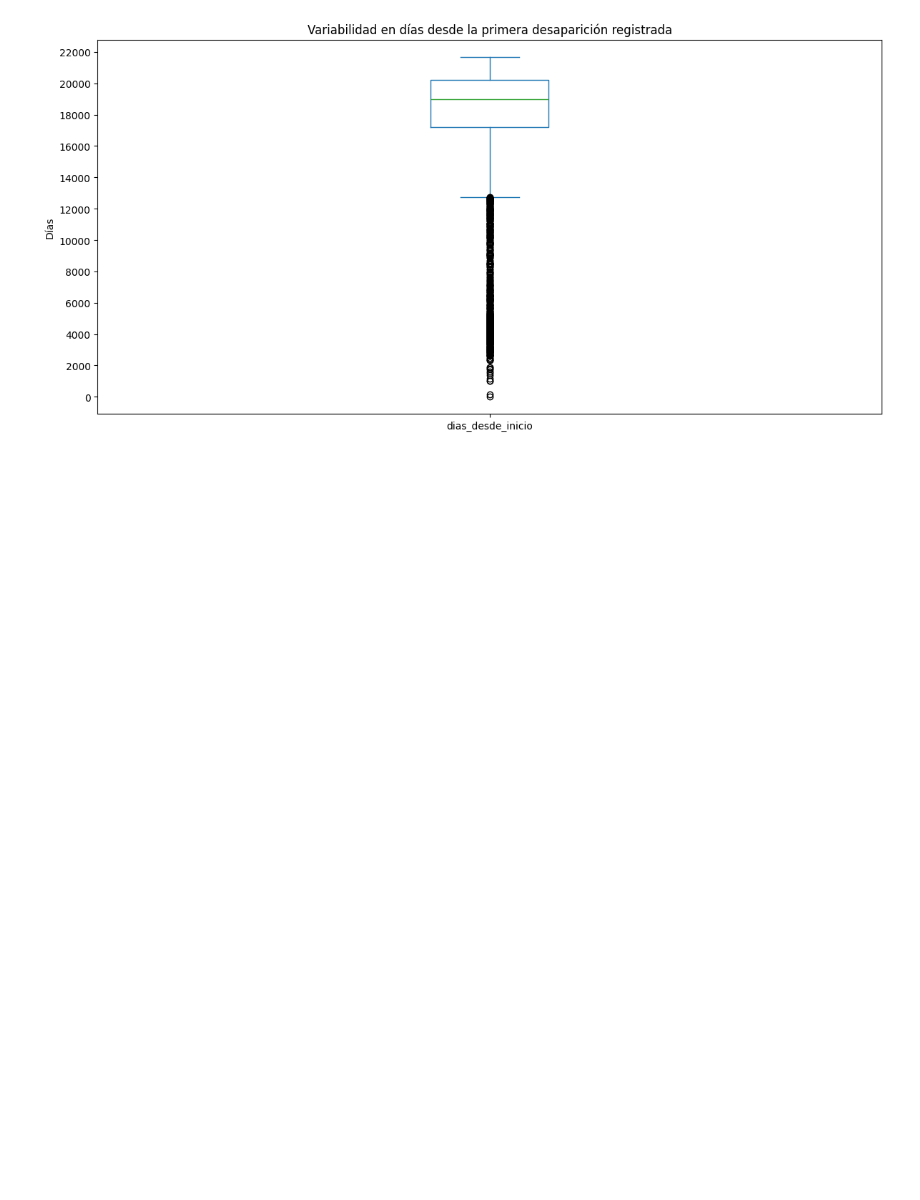
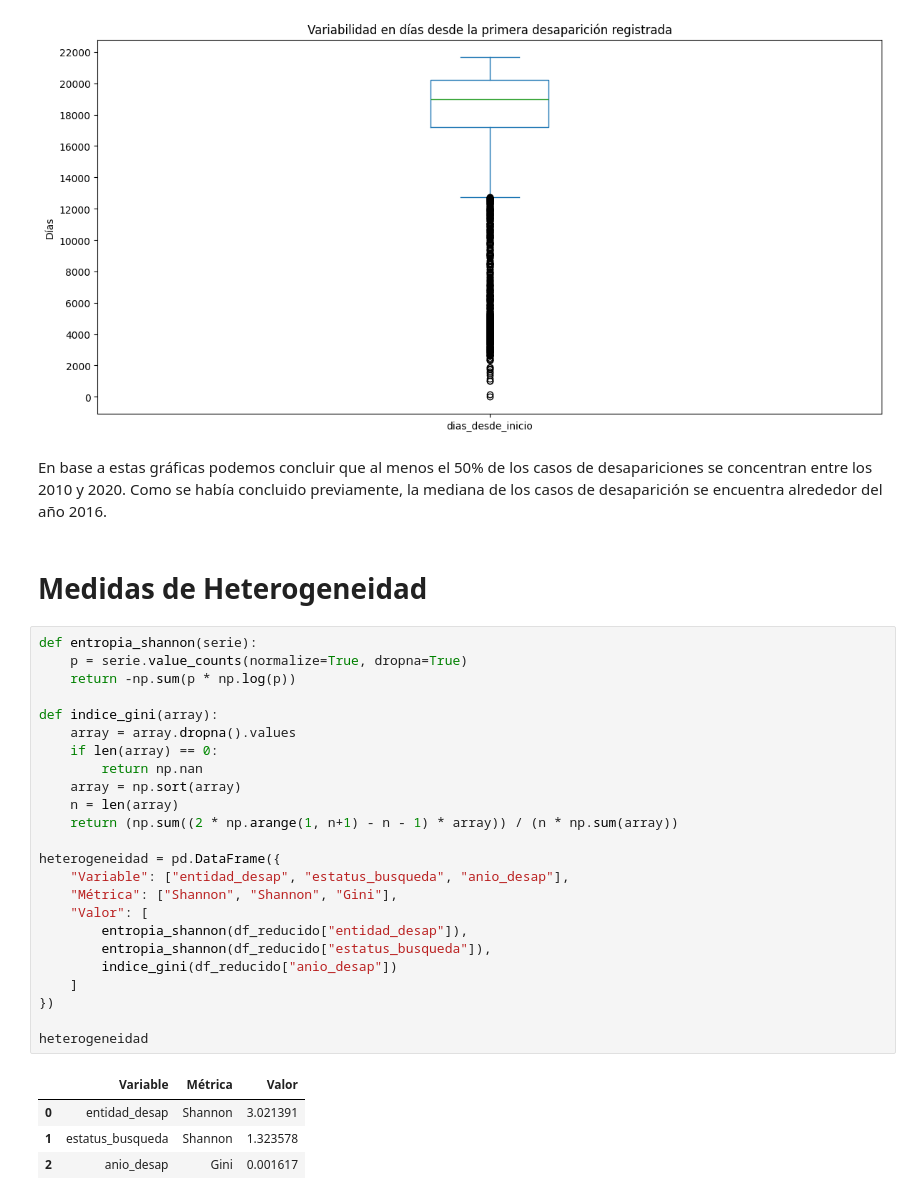
Before and after one commit to wallsified/AyMdD_2026-2, a Jupyter notebook: Tarea 2/dataset/tarea2.ipynb, the cells around one changed output. Cells and saved outputs as stored; diff of their text form; blank space fills up the shorter version.

Commit message:
feat: integración de medidas de variabilidad y heterogeneidad del dataset

```diff
--- a/Tarea 2/dataset/tarea2.ipynb
+++ b/Tarea 2/dataset/tarea2.ipynb
@@ -659,3 +657,36 @@ plt.show()
 # %% [output]
 [figure]
 [figure]
+# %% [markdown]
+En base a estas gráficas podemos concluir que al menos el 50% de los casos de desapariciones se concentran entre los 2010 y 2020.  Como se había concluido previamente, la mediana de los casos de desaparición se encuentra alrededor del año 2016.
+# %% [markdown]
+# Medidas de Heterogeneidad
+# %%
+def entropia_shannon(serie):
+    p = serie.value_counts(normalize=True, dropna=True)
+    return -np.sum(p * np.log(p))
+
+def indice_gini(array):
+    array = array.dropna().values
+    if len(array) == 0:
+        return np.nan
+    array = np.sort(array)
+    n = len(array)
+    return (np.sum((2 * np.arange(1, n+1) - n - 1) * array)) / (n * np.sum(array))
+
+heterogeneidad = pd.DataFrame({
+    "Variable": ["entidad_desap", "estatus_busqueda", "anio_desap"],
+    "Métrica": ["Shannon", "Shannon", "Gini"],
+    "Valor": [
+        entropia_shannon(df_reducido["entidad_desap"]),
+        entropia_shannon(df_reducido["estatus_busqueda"]),
+        indice_gini(df_reducido["anio_desap"])
+    ]
+})
+
+heterogeneidad
+# %% [output]
+|  | Variable | Métrica | Valor |
+| 0 | entidad_desap | Shannon | 3.021391 |
+| 1 | estatus_busqueda | Shannon | 1.323578 |
+| 2 | anio_desap | Gini | 0.001617 |
```
Also changed, not shown: parts of 9 cells of this notebook.
